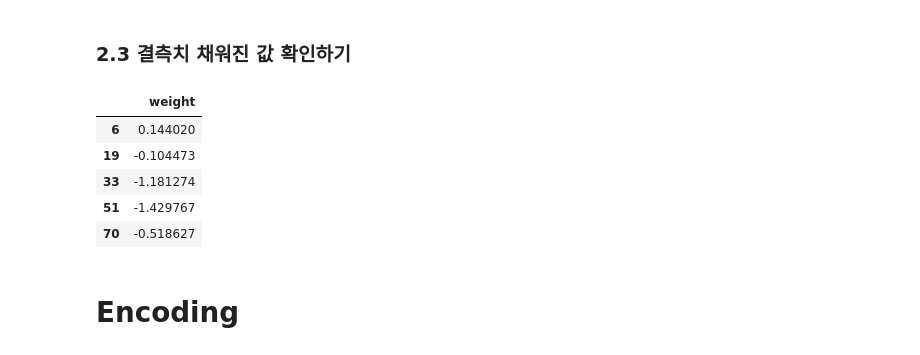
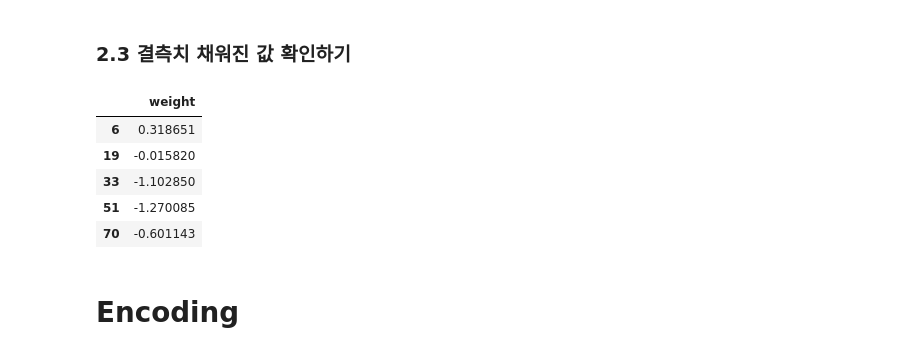
Before and after one commit to namudongs/DAP__2022, a Jupyter notebook: lecture6.ipynb, the cells around one changed output. Cells and saved outputs as stored; diff of their text form; code cells hidden in the pictures.

```diff
--- a/lecture6.ipynb
+++ b/lecture6.ipynb
@@ -295,15 +300,15 @@ scaled_imputer.head()
 # %% [markdown]
 ### 2.3 결측치 채워진 값 확인하기
 # %%
-SI_index = pd.DataFrame(#################)
+SI_index = pd.DataFrame(data=scaled_imputer, index=null_index, columns=['weight'])
 SI_index.head()
 # %% [output]
 |  | weight |
-| 6 | 0.144020 |
-| 19 | -0.104473 |
-| 33 | -1.181274 |
-| 51 | -1.429767 |
-| 70 | -0.518627 |
+| 6 | 0.318651 |
+| 19 | -0.015820 |
+| 33 | -1.102850 |
+| 51 | -1.270085 |
+| 70 | -0.601143 |
 # %% [markdown]
 # Encoding
 # %% [markdown]
```
Also changed, not shown: parts of 1 cell of this notebook.
